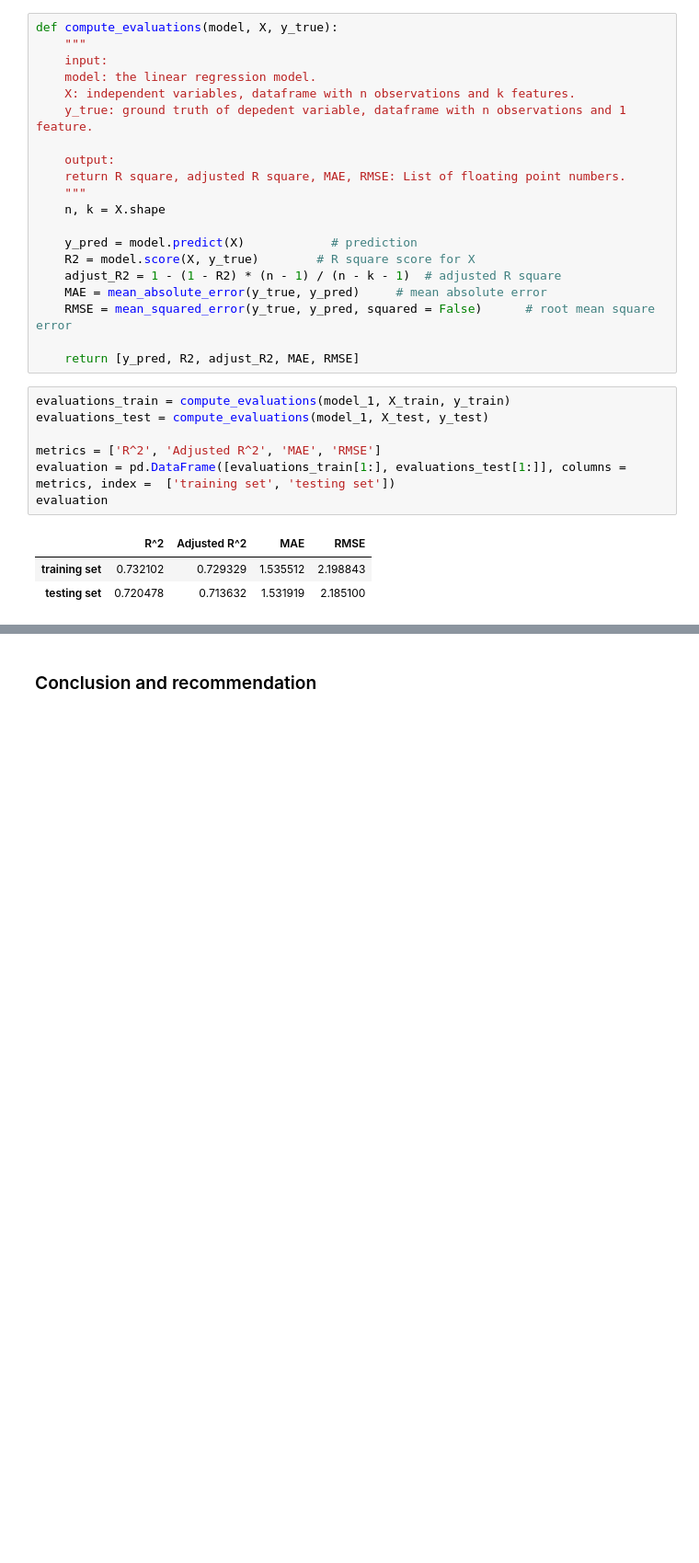
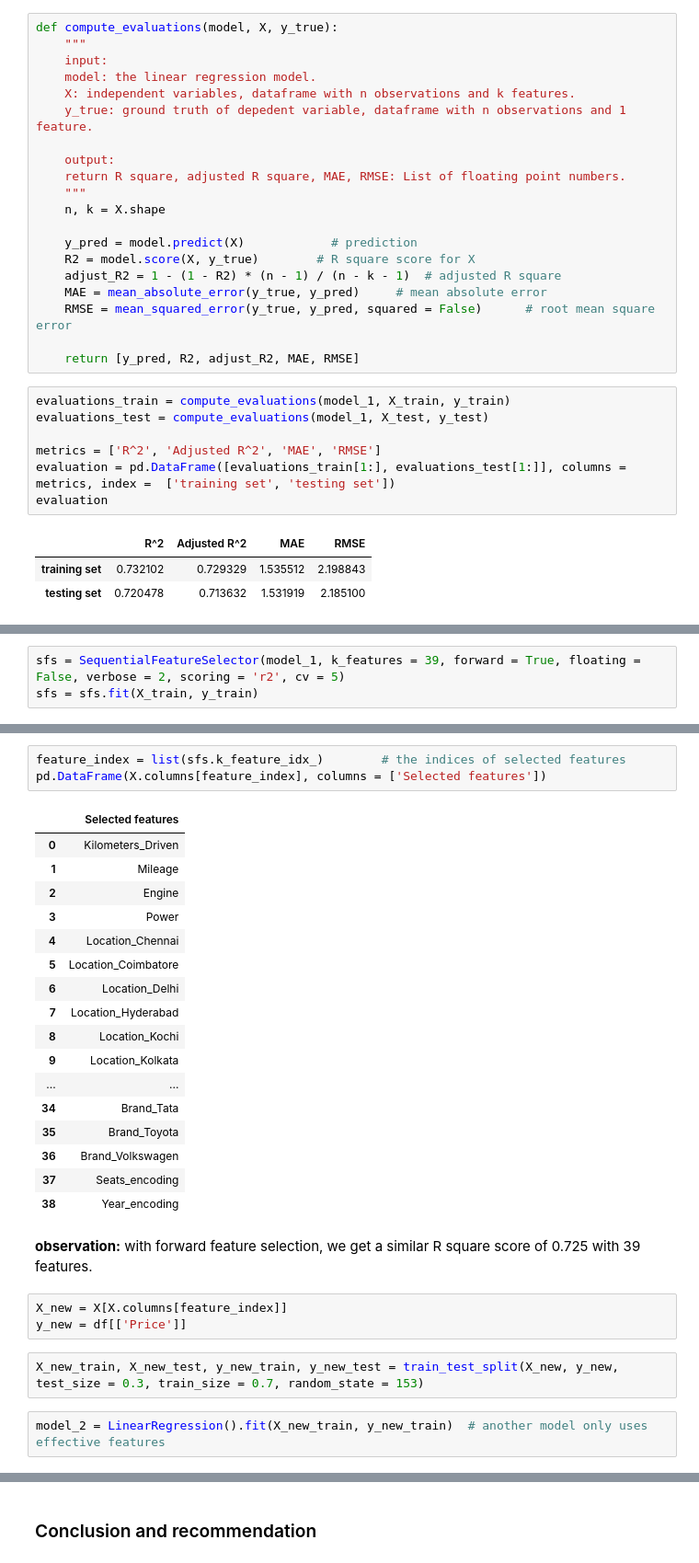
Before and after one commit to liangym2014/Data-science-and-machine-learning, a Jupyter notebook: 2.Cars4U_Project_Solution_Yanming.ipynb, the cells around one changed output, grey strips where cells are left out. Shown at 92% size. Cells and saved outputs as stored; diff of their text form; blank space fills up the shorter version.

Commit message:
Add forward feature selection. No improvement.

```diff
--- a/2.Cars4U_Project_Solution_Yanming.ipynb
+++ b/2.Cars4U_Project_Solution_Yanming.ipynb
@@ -897,0 +928,3 @@ evaluation
+# %%
+sfs = SequentialFeatureSelector(model_1, k_features = 39, forward = True, floating = False, verbose = 2, scoring = 'r2', cv = 5)
+sfs = sfs.fit(X_train, y_train)
@@ -897,0 +949,30 @@ evaluation
+# %%
+feature_index = list(sfs.k_feature_idx_)        # the indices of selected features
+pd.DataFrame(X.columns[feature_index], columns = ['Selected features'])
+# %% [output]
+|  | Selected features |
+| 0 | Kilometers_Driven |
+| 1 | Mileage |
+| 2 | Engine |
+| 3 | Power |
+| 4 | Location_Chennai |
+| 5 | Location_Coimbatore |
+| 6 | Location_Delhi |
+| 7 | Location_Hyderabad |
+| 8 | Location_Kochi |
+| 9 | Location_Kolkata |
+| ... | ... |
+| 34 | Brand_Tata |
+| 35 | Brand_Toyota |
+| 36 | Brand_Volkswagen |
+| 37 | Seats_encoding |
+| 38 | Year_encoding |
+# %% [markdown]
+**observation:** with forward feature selection, we get a similar R square score of 0.725 with 39 features.
+# %%
+X_new = X[X.columns[feature_index]]
+y_new = df[['Price']]
+# %%
+X_new_train, X_new_test, y_new_train, y_new_test = train_test_split(X_new, y_new, test_size = 0.3, train_size = 0.7, random_state = 153)
+# %%
+model_2 = LinearRegression().fit(X_new_train, y_new_train)  # another model only uses effective features
```
Also changed, not shown: parts of 11 cells of this notebook.
